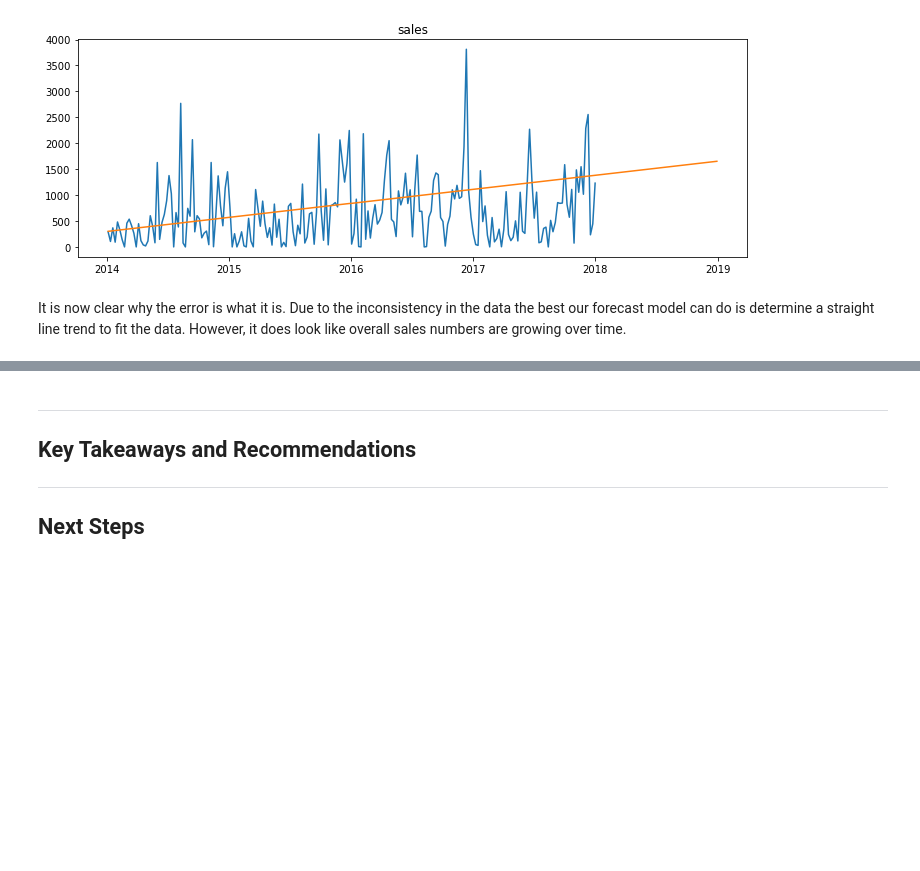
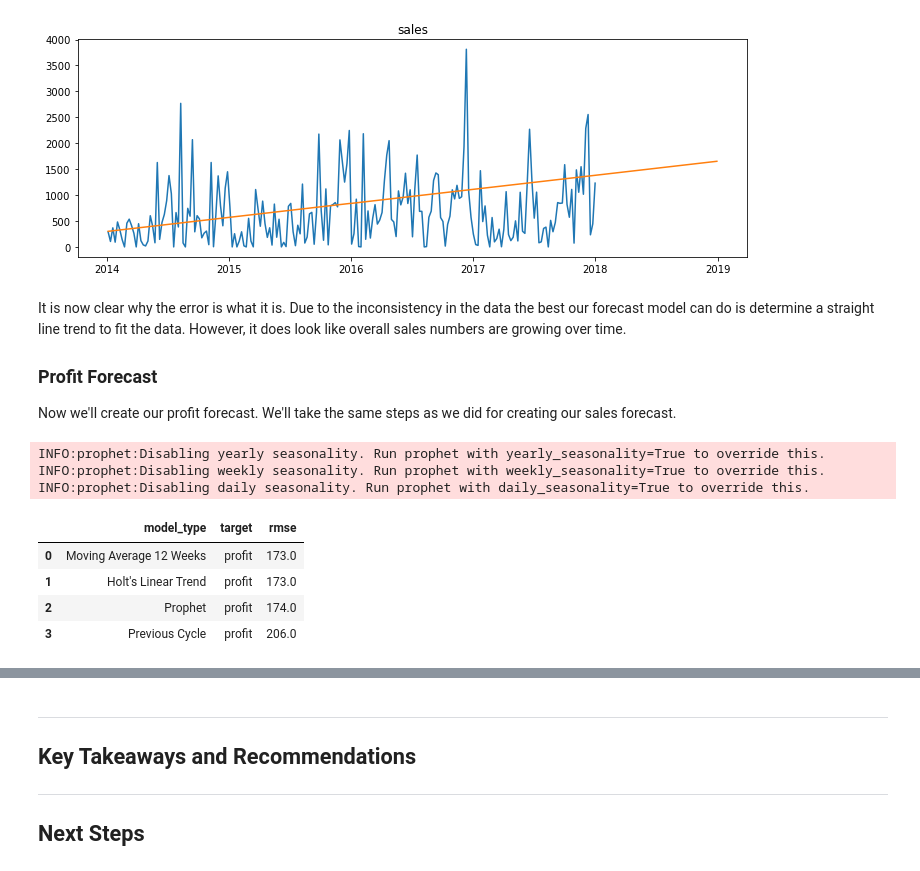
Before and after one commit to Innis-Superstore-Sales/time-series-project, a Jupyter notebook: superstore_sales_report.ipynb, the cells around one changed output, grey strips where cells are left out. Drawn from its saved outputs; the diff is of its cells as text; code cells hidden in the pictures; blank space fills up the shorter version.

```diff
--- a/superstore_sales_report.ipynb
+++ b/superstore_sales_report.ipynb
@@ -135,3 +139,25 @@ plot_forecast('sales', superstore, predictions.loc['2014' : '2018'])
 [figure]
 # %% [markdown]
 It is now clear why the error is what it is. Due to the inconsistency in the data the best our forecast model can do is determine a straight line trend to fit the data. However, it does look like overall sales numbers are growing over time.
+
+### Profit Forecast
+
+Now we'll create our profit forecast. We'll take the same steps as we did for creating our sales forecast.
+# %%
+# We'll be performing all the same steps as above, but for brevity we'll use less code cells and assume
+# that the reader already understands what is happening in each step.
+
+evaluate_df = establish_baseline(train, validate, [4, 12, 26, 52], target = 'profit')
+
+with suppress_stdout_stderr():
+    evaluate_df = create_models('profit', train, validate, evaluate_df)
+evaluate_df
+# %% [output]
+INFO:prophet:Disabling yearly seasonality. Run prophet with yearly_seasonality=True to override this.
+INFO:prophet:Disabling weekly seasonality. Run prophet with weekly_seasonality=True to override this.
+INFO:prophet:Disabling daily seasonality. Run prophet with daily_seasonality=True to override this.
+|  | model_type | target | rmse |
+| 0 | Moving Average 12 Weeks | profit | 173.0 |
+| 1 | Holt's Linear Trend | profit | 173.0 |
+| 2 | Prophet | profit | 174.0 |
+| 3 | Previous Cycle | profit | 206.0 |
```
Also changed, not shown: parts of 5 cells of this notebook, 1 other file.
